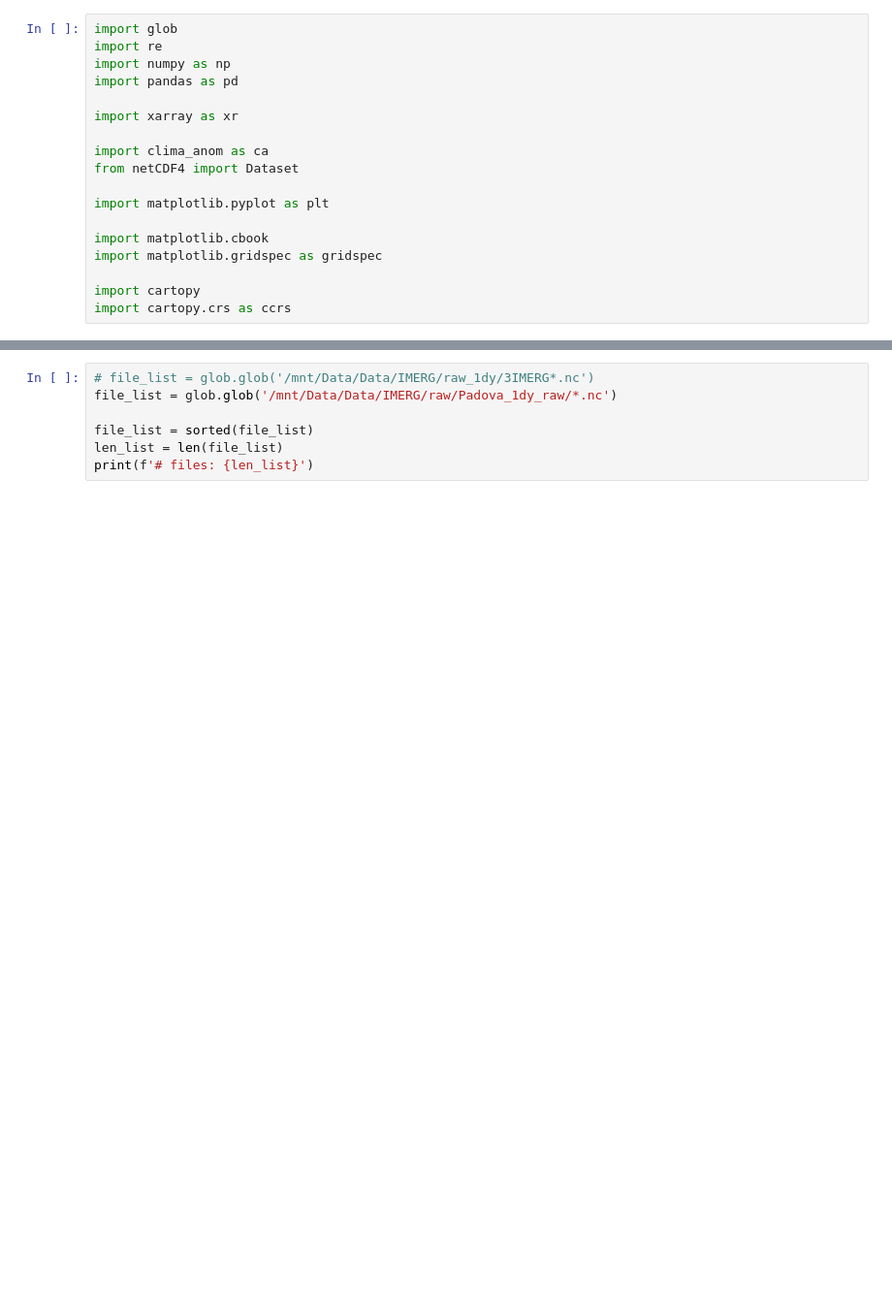
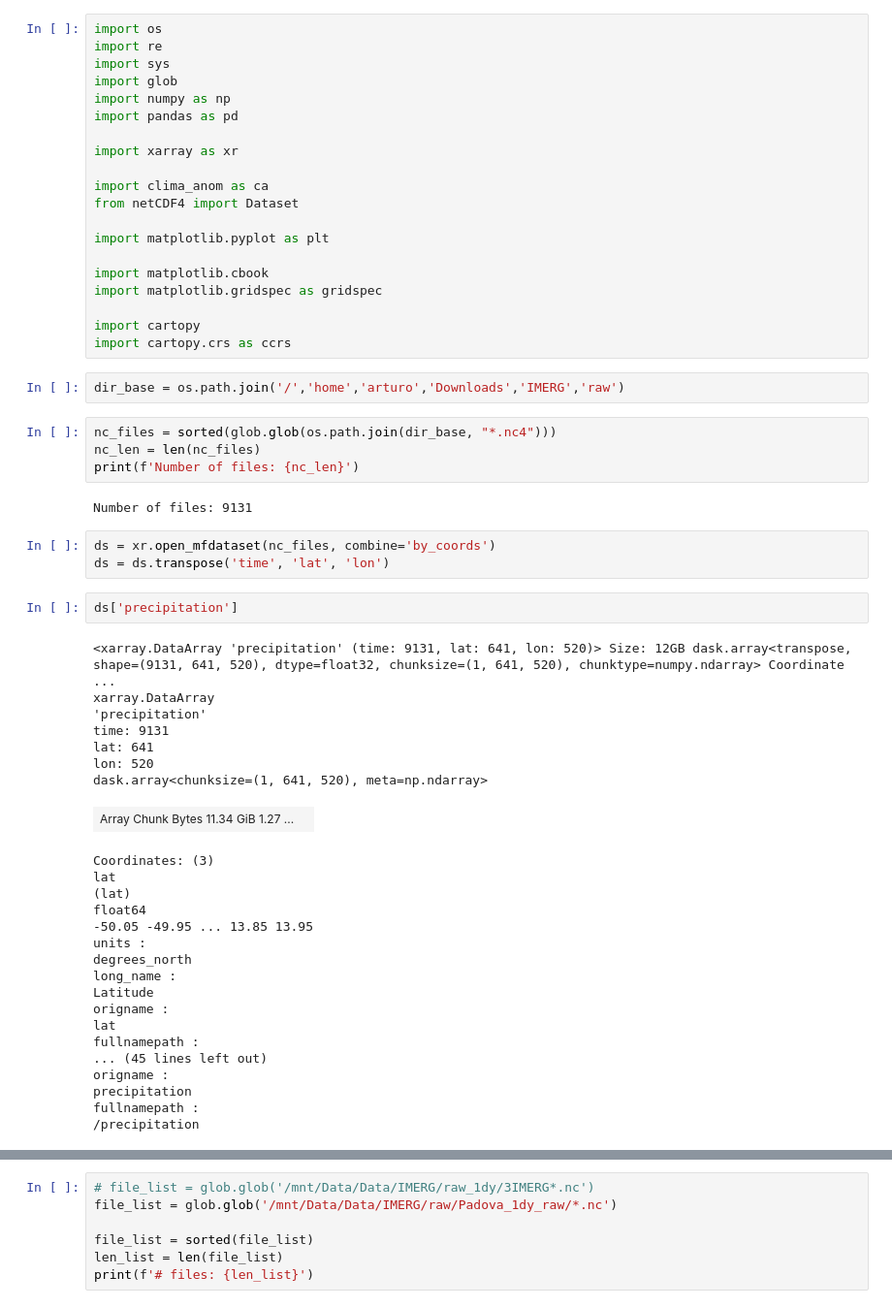
Before and after one commit to mhacarthur/IMERG_processing, a Jupyter notebook: jupyter/preprocessing/daily_01x01_concat.ipynb, the cells around one changed output, grey strips where cells are left out. Shown at 97% size. Drawn from its saved outputs; the diff is of its cells as text; blank space fills up the shorter version.

```diff
--- a/jupyter/preprocessing/daily_01x01_concat.ipynb
+++ b/jupyter/preprocessing/daily_01x01_concat.ipynb
@@ -1,6 +1,8 @@
 # %%
+import os
+import re
+import sys
 import glob
-import re
 import numpy as np
 import pandas as pd
 
@@ -16,3 +18,42 @@ import matplotlib.gridspec as gridspec
 
 import cartopy
 import cartopy.crs as ccrs
+# %%
+dir_base = os.path.join('/','home','arturo','Downloads','IMERG','raw')
+# %%
+nc_files = sorted(glob.glob(os.path.join(dir_base, "*.nc4")))
+nc_len = len(nc_files)
+print(f'Number of files: {nc_len}')
+# %% [output]
+Number of files: 9131
+# %%
+ds = xr.open_mfdataset(nc_files, combine='by_coords')
+ds = ds.transpose('time', 'lat', 'lon')
+# %%
+ds['precipitation']
+# %% [output]
+<xarray.DataArray 'precipitation' (time: 9131, lat: 641, lon: 520)> Size: 12GB dask.array<transpose, shape=(9131, 641, 520), dtype=float32, chunksize=(1, 641, 520), chunktype=numpy.ndarray> Coordinate ...
+xarray.DataArray
+'precipitation'
+time: 9131
+lat: 641
+lon: 520
+dask.array<chunksize=(1, 641, 520), meta=np.ndarray>
+| Array Chunk Bytes 11.34 GiB 1.27 ... |  |
+Coordinates: (3)
+lat
+(lat)
+float64
+-50.05 -49.95 ... 13.85 13.95
+units :
+degrees_north
+long_name :
+Latitude
+origname :
+lat
+fullnamepath :
+... (45 lines left out)
+origname :
+precipitation
+fullnamepath :
+/precipitation
```
Also changed, not shown: parts of 4 cells of this notebook, 3 other files.
